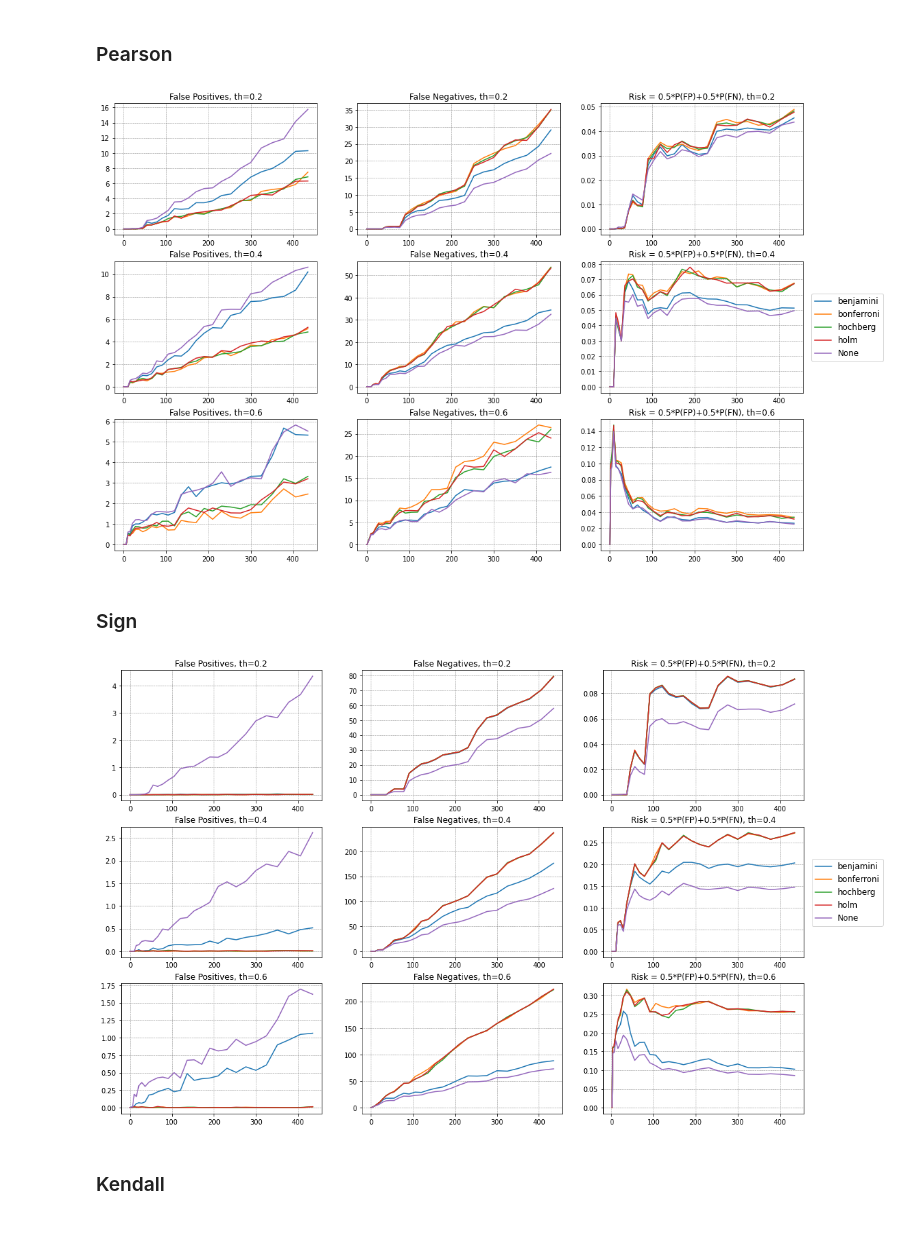
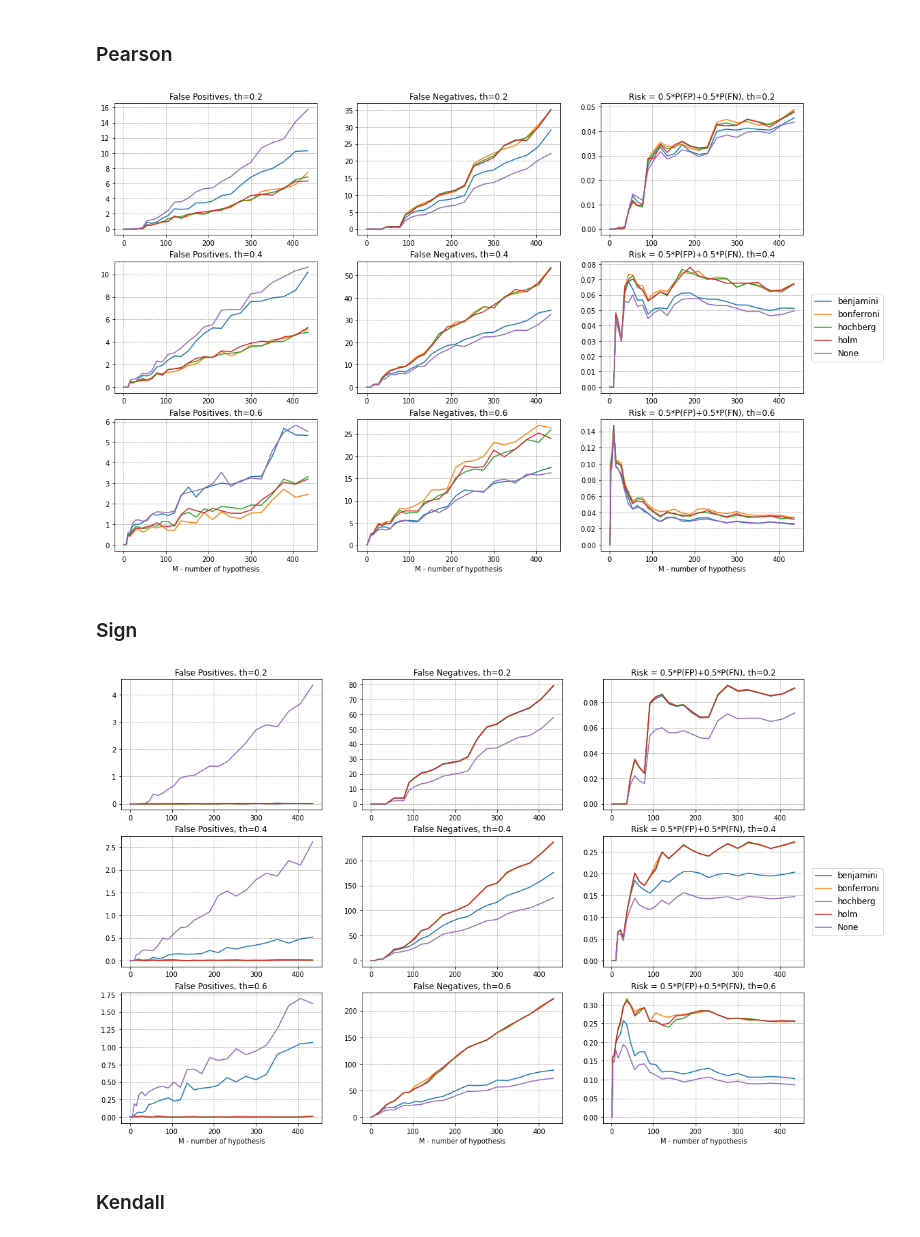
Before and after one commit to pazamelin/multiple_testing_analysis, a Jupyter notebook: StatisticalModelling.ipynb, the cells around one changed output. Saved outputs shown, nothing was run; the diff lists cells and outputs as text; code cells hidden in the pictures.

```diff
--- a/StatisticalModelling.ipynb
+++ b/StatisticalModelling.ipynb
@@ -271,7 +273,7 @@ thresholds = [0.2, 0.4, 0.6]
 # %% [markdown]
 ## 1. False Negative + False Positive + Risk (0.5 * P(FN) + 0.5 * P(FP))
 # %%
-def fn_fp_risk(dfs: List[pd.DataFrame], x='bp'):
+def fn_fp_risk(dfs: List[pd.DataFrame], x='bp', xlabel='ε - blending parameter'):
     # plotting
     plot_rows = len(thresholds)
     plot_cols = 3
@@ -305,6 +307,7 @@ def fn_fp_risk(dfs: List[pd.DataFrame], x='bp'):
             ax[row][2].set_title(f'Risk = 0.5*P(FP)+0.5*P(FN), th={th}', fontsize=12)
             ax[row][2].grid(color = 'grey', linestyle = '--', linewidth = 0.5)
 
+    plt.setp(ax[-1, :], xlabel=xlabel)
     plt.legend(loc=(1.04, 1.44), prop={'size': 12})
     plt.show()
 # %% [markdown]
@@ -446,15 +452,15 @@ true_edges_plotted()
 # %% [markdown]
 ### Pearson
 # %%
-fn_fp_risk(asymptotic_pearson_dfs, x='ntests')
+fn_fp_risk(asymptotic_pearson_dfs, x='ntests', xlabel='M - number of hypothesis')
 # %% [output]
-[figure, old version]
+[figure, new version]
 # %% [markdown]
 ### Sign
 # %%
-fn_fp_risk(asymptotic_sign_dfs, x='ntests')
+fn_fp_risk(asymptotic_sign_dfs, x='ntests', xlabel='M - number of hypothesis')
 # %% [output]
-[figure, old version]
+[figure, new version]
 # %% [markdown]
 ### Kendall
 # %%
```
Also changed, not shown: parts of 22 cells of this notebook.
